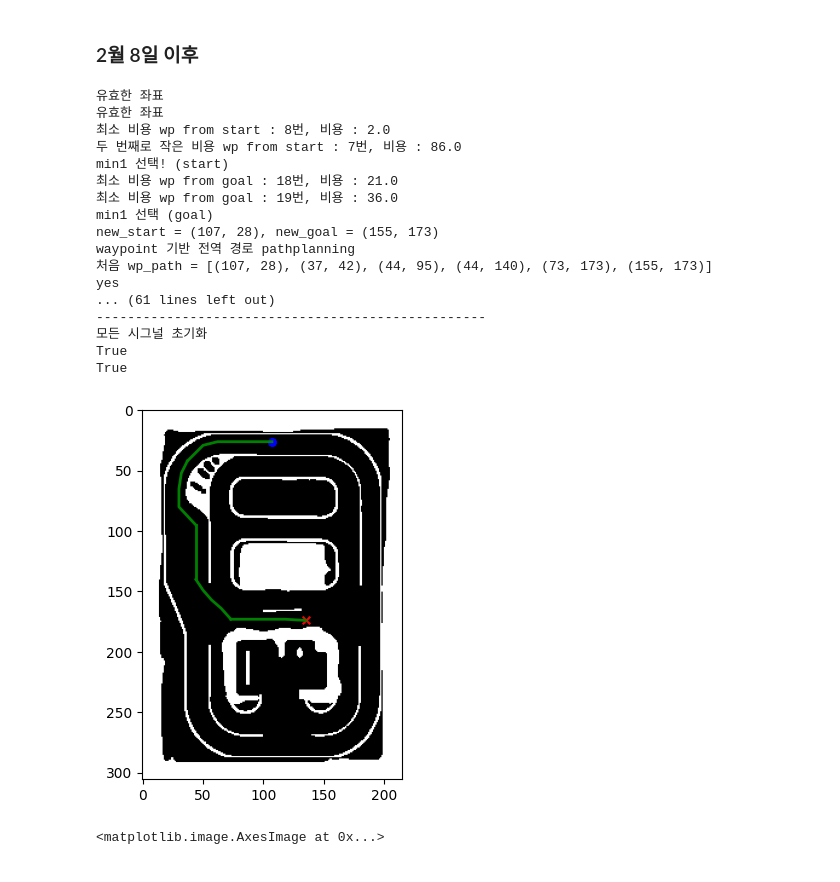
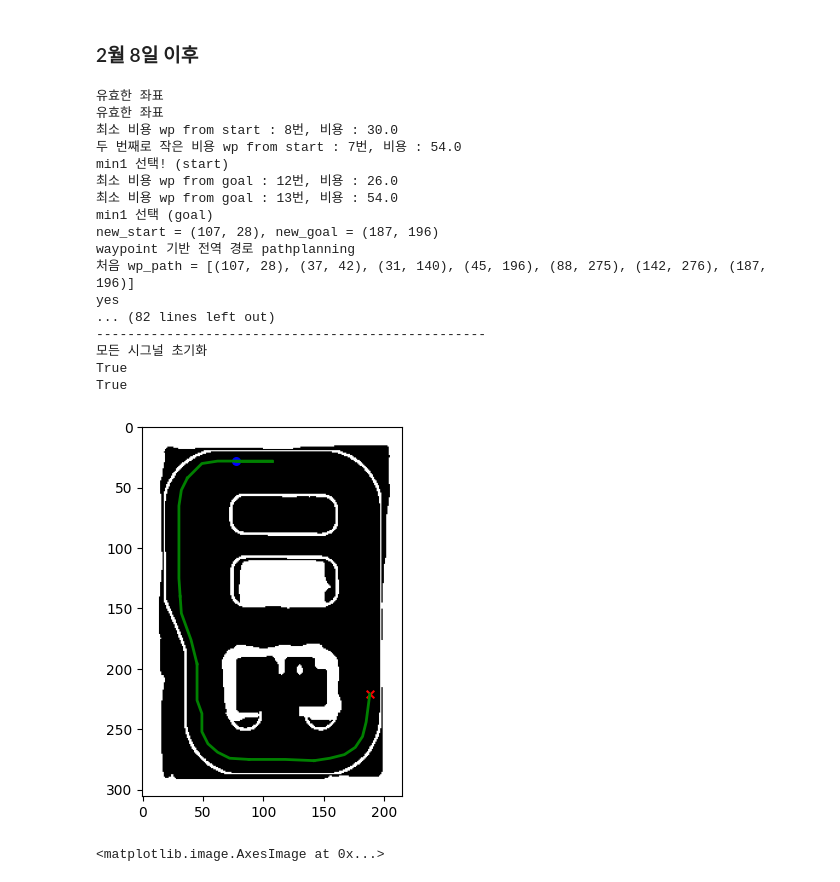
Before and after one commit to kimwanseop/ROS-Project, a Jupyter notebook: src/Server/User_GUI/asap_pathplanning.ipynb, the cells around one changed output. Drawn from its saved outputs; the diff is of its cells as text; code cells hidden in the pictures.

```diff
--- a/src/Server/User_GUI/asap_pathplanning.ipynb
+++ b/src/Server/User_GUI/asap_pathplanning.ipynb
@@ -645,7 +645,7 @@ def create_weight_map(grid, middle, buffer_size, penalty):
 
     background_result[y:y+h, x:x+w] = result_roi
 
-    plt.imshow(background_result, cmap='gray')
+    # plt.imshow(background_result, cmap='gray')
 
     obstacle = background_result == 1
     # 장애물 주변에 가중치를 부여
@@ -895,10 +895,10 @@ plt.imshow(grid, cmap='gray')
 # for wp, neighbors in waypoint_graph.items():
 #     plt.scatter(wp[0], wp[1], color='yellow', marker='x', s=50)  # Waypoint
 
-# 최초 호출, 반납 여부
+# 렌트 여부, 반납 여부
 # GUI 로부터 받아야 하는 신호
-call_first = None
-return_sig = None
+is_renting = False
+return_sig = False
 
 # min1, min2 선택 여부
 min1_take = None
@@ -911,9 +911,9 @@ one_way = None
 exc_sig = None
 
 # 테스트 실행
-start = (107, 26) # 시작 좌표
+start = (77, 28) # 시작 좌표
 # start = wp_num[21]  # 목표 좌표
-goal = (135, 174)
+goal = (188, 221)
 
 # 둘 다 True 면 실행되야 함.
 start_valid = valid_start_goal(start)
@@ -921,7 +921,7 @@ goal_valid = valid_start_goal(goal)
 
 if start_valid and goal_valid:
     # goal = wp_num[22]
-    if return_sig is not None:
+    if return_sig is True:
         goal = wp_num[23]  # 목표 좌표
 
     # 장애물 주변 가중치 추가
@@ -988,7 +988,7 @@ if start_valid and goal_valid:
                         print('맨 처음 조건문')
                         print(f"min1_take = {min1_take}")
                         # 최초 차고지로부터 호출 시 무조건 start = (89, 216) 부근
-                        if call_first is not None:  # 최초 한 번 호출 시
+                        if is_renting is False:  # 최초 한 번 호출 시
                             if exc_sig is not None:
                                 print('5번, 20번 예외처리 시작')
                                 wp_path[0] = start
@@ -1061,42 +1061,43 @@ if start_valid and goal_valid:
 
                     plt.plot(smooth_y, smooth_x, 'green', linewidth=2, label='Path')
                 except:
                     plt.plot(real_path[:, 1], real_path[:, 0], color='green', linewidth=2, label="Path")
                 print('-' * 50)
 
         else:
             print('No path found')
     else:
         print('현재 목적지 근처에 있습니다.')
 
     # 시그널 초기화
     print('모든 시그널 초기화')
-    call_first = return_sig = min1_take = min2_take = one_way = exc_sig = for_cnt = None
+    is_renting = return_sig = False
+    min1_take = min2_take = one_way = exc_sig = for_cnt = None
 else:
     print('호출 및 주정차 금지 구역입니다.')
 
 
 print(start_valid)
 print(goal_valid)
 # %% [output]
 유효한 좌표
 유효한 좌표
-최소 비용 wp from start : 8번, 비용 : 2.0
-두 번째로 작은 비용 wp from start : 7번, 비용 : 86.0
+최소 비용 wp from start : 8번, 비용 : 30.0
+두 번째로 작은 비용 wp from start : 7번, 비용 : 54.0
 min1 선택! (start)
-최소 비용 wp from goal : 18번, 비용 : 21.0
-최소 비용 wp from goal : 19번, 비용 : 36.0
+최소 비용 wp from goal : 12번, 비용 : 26.0
+최소 비용 wp from goal : 13번, 비용 : 54.0
 min1 선택 (goal)
-new_start = (107, 28), new_goal = (155, 173)
+new_start = (107, 28), new_goal = (187, 196)
 waypoint 기반 전역 경로 pathplanning
-처음 wp_path = [(107, 28), (37, 42), (44, 95), (44, 140), (73, 173), (155, 173)]
+처음 wp_path = [(107, 28), (37, 42), (31, 140), (45, 196), (88, 275), (142, 276), (187, 196)]
 yes
-... (61 lines left out)
+... (82 lines left out)
 --------------------------------------------------
 모든 시그널 초기화
 True
 True
-[figure, old version]
+[figure, new version]
 # %%
 plt.imshow(weight_map, cmap='gray')
 # %% [output]
```
Also changed, not shown: 1 other file.
